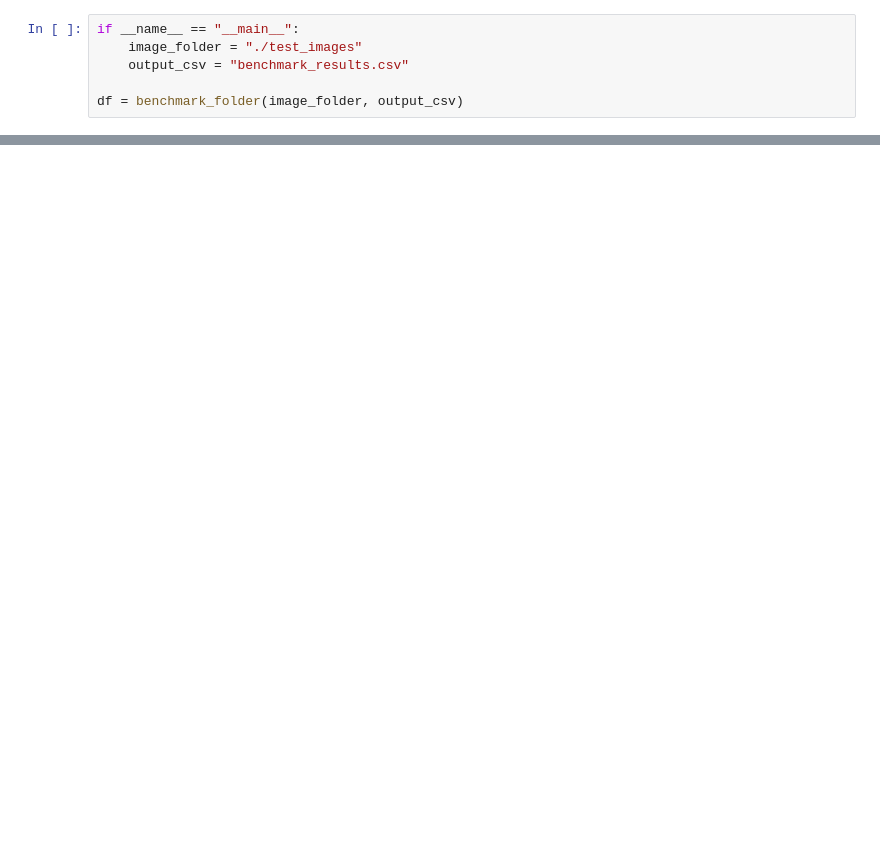
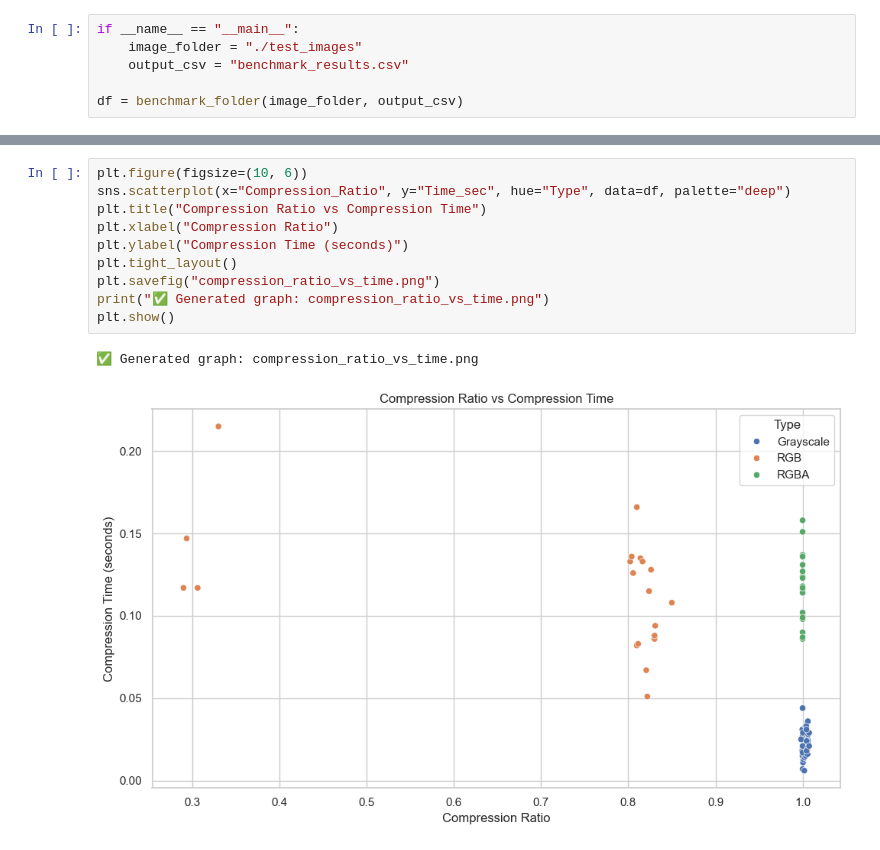
Before and after one commit to Circuit-Overtime/Image_Compression, a Jupyter notebook: master_encoders/benchmark_notebook.ipynb, the cells around one changed output, grey strips where cells are left out. Saved outputs shown, nothing was run; the diff lists cells and outputs as text; blank space fills up the shorter version.

```diff
--- a/master_encoders/benchmark_notebook.ipynb
+++ b/master_encoders/benchmark_notebook.ipynb
@@ -217,0 +239,13 @@ T-test between Grayscale and RGB compression times:
+# %%
+plt.figure(figsize=(10, 6))
+sns.scatterplot(x="Compression_Ratio", y="Time_sec", hue="Type", data=df, palette="deep")
+plt.title("Compression Ratio vs Compression Time")
+plt.xlabel("Compression Ratio")
+plt.ylabel("Compression Time (seconds)")
+plt.tight_layout()
+plt.savefig("compression_ratio_vs_time.png")
+print("✅ Generated graph: compression_ratio_vs_time.png")
+plt.show()
+# %% [output]
+✅ Generated graph: compression_ratio_vs_time.png
+[figure, added]
```
Also changed, not shown: parts of 3 cells of this notebook, 5 other files.
